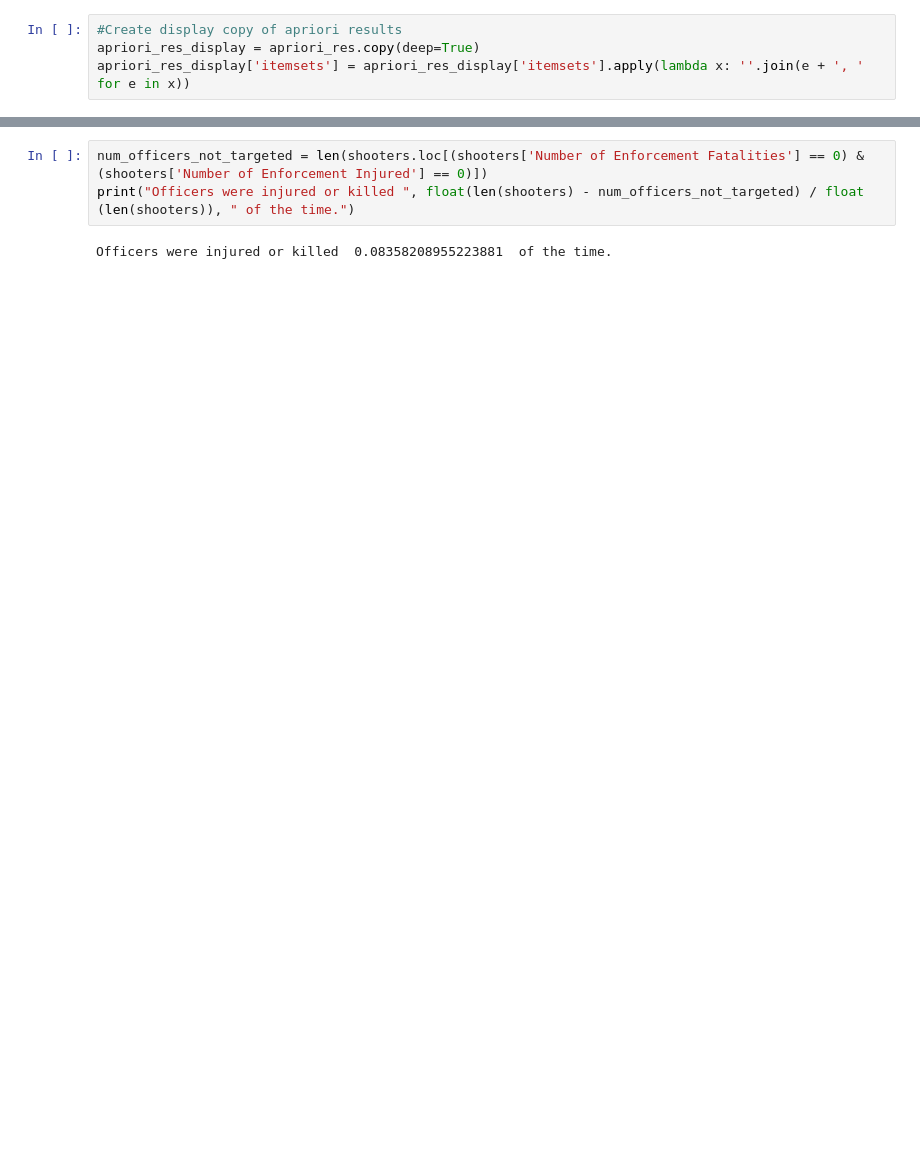
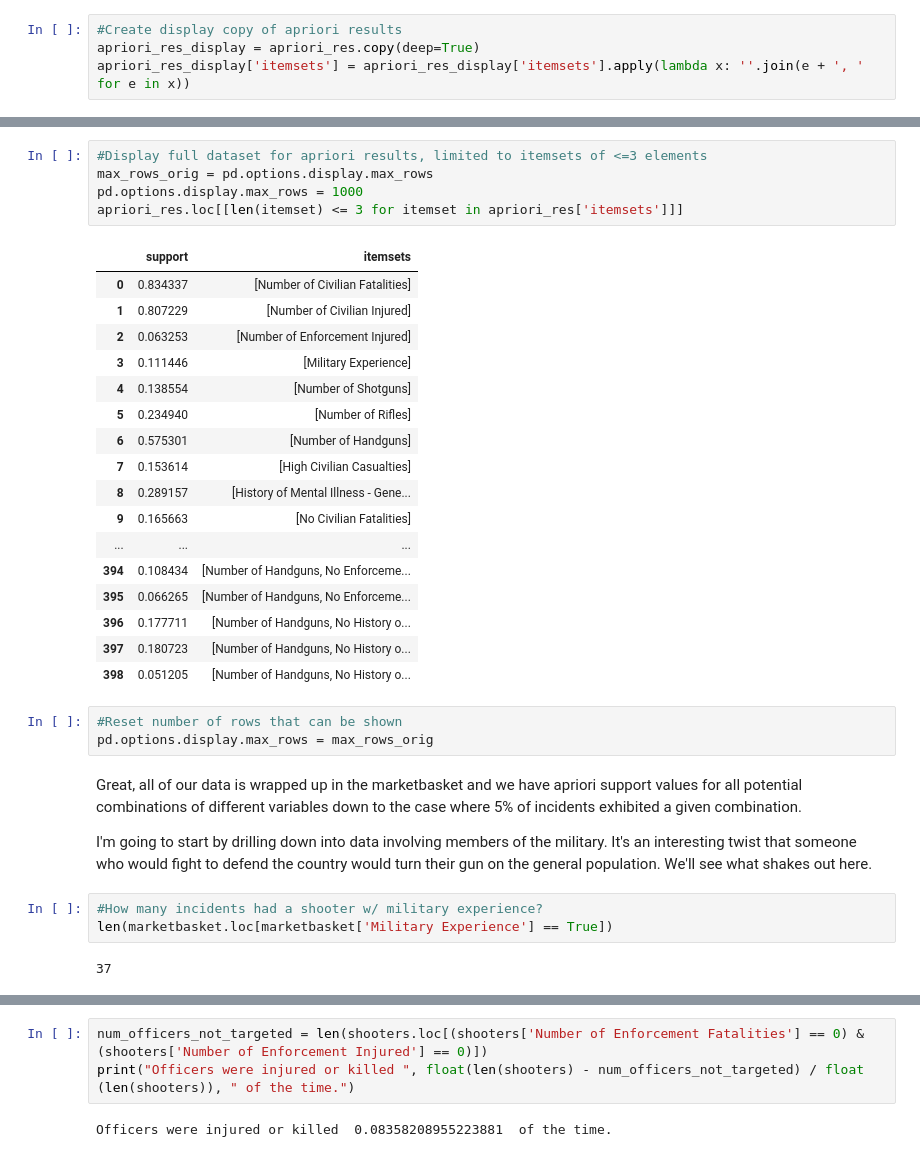
Before and after one commit to SpencerNorris/MSA, a Jupyter notebook: MSA Analysis.ipynb, the cells around one changed output, grey strips where cells are left out. Saved outputs shown, nothing was run; the diff lists cells and outputs as text; blank space fills up the shorter version.

```diff
--- a/MSA Analysis.ipynb
+++ b/MSA Analysis.ipynb
@@ -225,0 +230,35 @@ apriori_res_display.sort_values('support')
+# %%
+#Display full dataset for apriori results, limited to itemsets of <=3 elements
+max_rows_orig = pd.options.display.max_rows
+pd.options.display.max_rows = 1000
+apriori_res.loc[[len(itemset) <= 3 for itemset in apriori_res['itemsets']]]
+# %% [output]
+|  | support | itemsets |
+| 0 | 0.834337 | [Number of Civilian Fatalities] |
+| 1 | 0.807229 | [Number of Civilian Injured] |
+| 2 | 0.063253 | [Number of Enforcement Injured] |
+| 3 | 0.111446 | [Military Experience] |
+| 4 | 0.138554 | [Number of Shotguns] |
+| 5 | 0.234940 | [Number of Rifles] |
+| 6 | 0.575301 | [Number of Handguns] |
+| 7 | 0.153614 | [High Civilian Casualties] |
+| 8 | 0.289157 | [History of Mental Illness - Gene... |
+| 9 | 0.165663 | [No Civilian Fatalities] |
+| ... | ... | ... |
+| 394 | 0.108434 | [Number of Handguns, No Enforceme... |
+| 395 | 0.066265 | [Number of Handguns, No Enforceme... |
+| 396 | 0.177711 | [Number of Handguns, No History o... |
+| 397 | 0.180723 | [Number of Handguns, No History o... |
+| 398 | 0.051205 | [Number of Handguns, No History o... |
+# %%
+#Reset number of rows that can be shown
+pd.options.display.max_rows = max_rows_orig
+# %% [markdown]
+Great, all of our data is wrapped up in the marketbasket and we have apriori support values for all potential combinations of different variables down to the case where 5% of incidents exhibited a given combination.
+
+I'm going to start by drilling down into data involving members of the military. It's an interesting twist that someone who would fight to defend the country would turn their gun on the general population. We'll see what shakes out here.
+# %%
+#How many incidents had a shooter w/ military experience?
+len(marketbasket.loc[marketbasket['Military Experience'] == True])
+# %% [output]
+37
```
Also changed, not shown: parts of 11 cells of this notebook.
